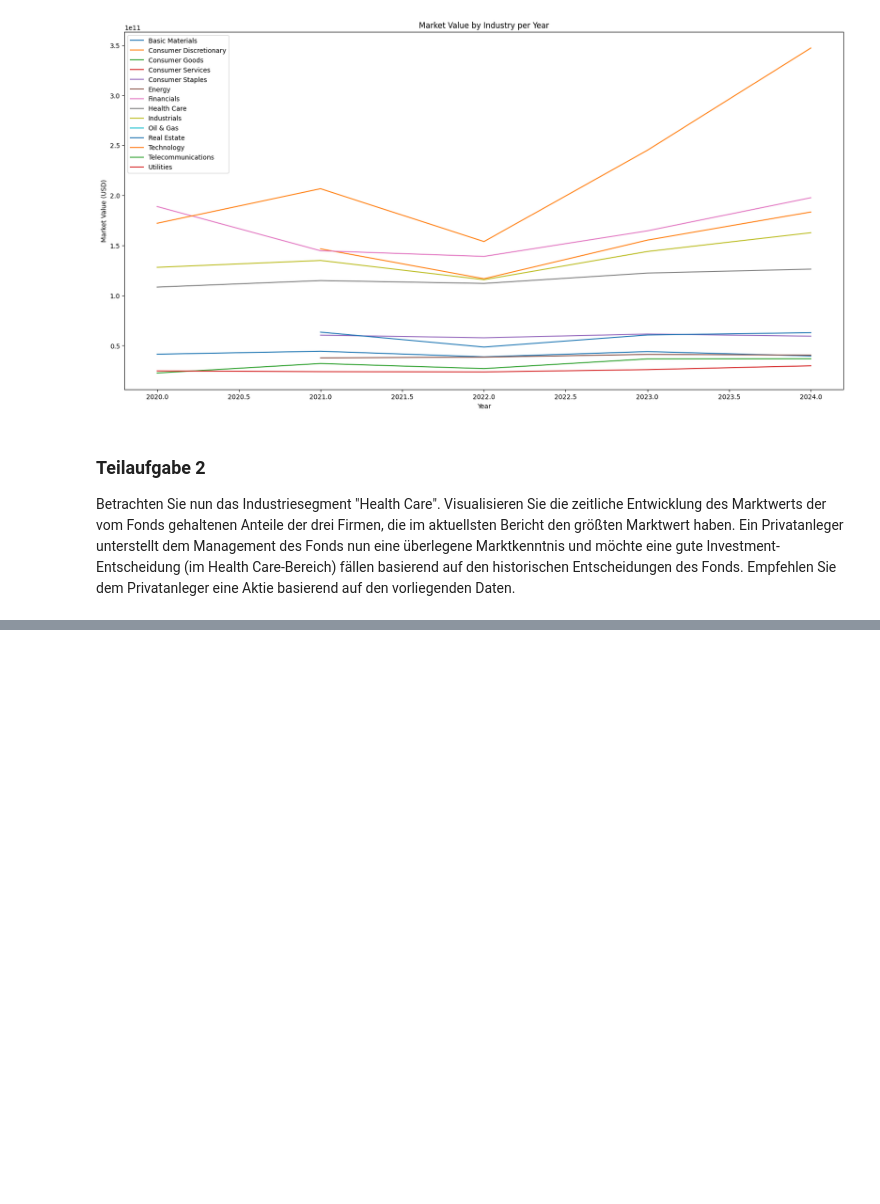
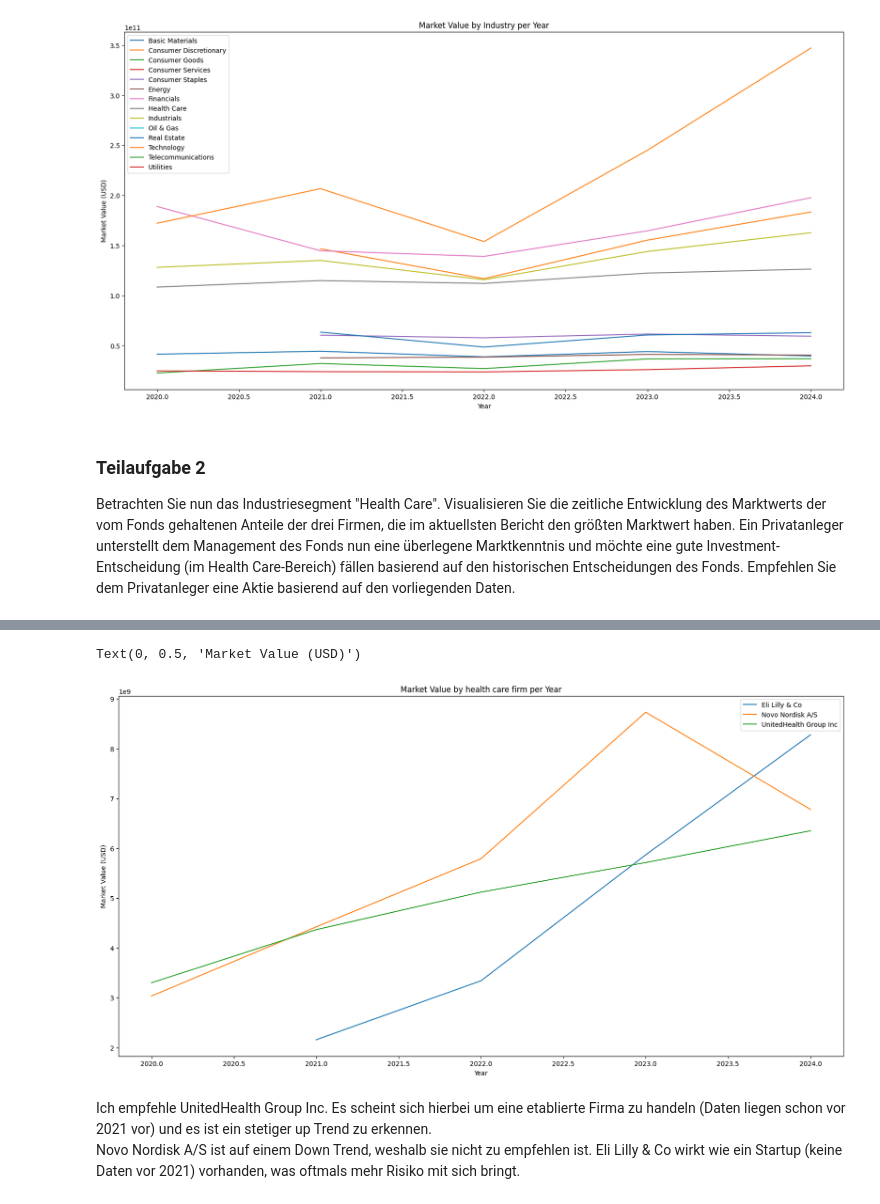
Before and after one commit to MartinElsaesser/data-science, a Jupyter notebook: exercises/exercise10/exercise10.ipynb, the cells around one changed output, grey strips where cells are left out. Cells and saved outputs as stored; diff of their text form; code cells hidden in the pictures; blank space fills up the shorter version.

```diff
--- a/exercises/exercise10/exercise10.ipynb
+++ b/exercises/exercise10/exercise10.ipynb
@@ -59,0 +77,3 @@ Ein Privatanleger unterstellt dem Management des Fonds nun eine überlegene Mark
+# %%
+df_healthCare2024 = df_healthCareFirm[ df_healthCareFirm["Year"] == 2024]
+df_healthCare2024
@@ -59,0 +94,4 @@ Ein Privatanleger unterstellt dem Management des Fonds nun eine überlegene Mark
+# %%
+df_sorted = df_healthCare2024.sort_values(by="Market Value(USD)", ascending=False )
+df_sorted.reset_index(drop=True, inplace=True)
+df_sorted
@@ -59,0 +112,3 @@ Ein Privatanleger unterstellt dem Management des Fonds nun eine überlegene Mark
+# %%
+biggestHealthCareFirms = df_sorted.loc[0:2,"Name"]
+biggestHealthCareFirms
@@ -59,0 +120,3 @@ Ein Privatanleger unterstellt dem Management des Fonds nun eine überlegene Mark
+# %%
+df_biggestHealthCareFirms = df[df["Name"].isin(biggestHealthCareFirms)]
+df_biggestHealthCareFirms
@@ -59,0 +139,14 @@ Ein Privatanleger unterstellt dem Management des Fonds nun eine überlegene Mark
+# %%
+fig, ax = plt.subplots(figsize=(20,10))
+
+for label, df_healthCareFirm in df_biggestHealthCareFirms.groupby('Name'):
+	df_healthCareFirm.plot(x="Year", y="Market Value(USD)", ax=ax, label=label)
+ax.set_title("Market Value by health care firm per Year")
+ax.set_xlabel("Year")
+ax.set_ylabel("Market Value (USD)")
+# %% [output]
+Text(0, 0.5, 'Market Value (USD)')
+[figure, added]
+# %% [markdown]
+Ich empfehle UnitedHealth Group Inc. Es scheint sich hierbei um eine etablierte Firma zu handeln (Daten liegen schon vor 2021 vor) und es ist ein stetiger up Trend zu erkennen.
+Novo Nordisk A/S ist auf einem Down Trend, weshalb sie nicht zu empfehlen ist. Eli Lilly & Co wirkt wie ein Startup (keine Daten vor 2021) vorhanden, was oftmals mehr Risiko mit sich bringt.
```
Also changed, not shown: parts of 6 cells of this notebook.
